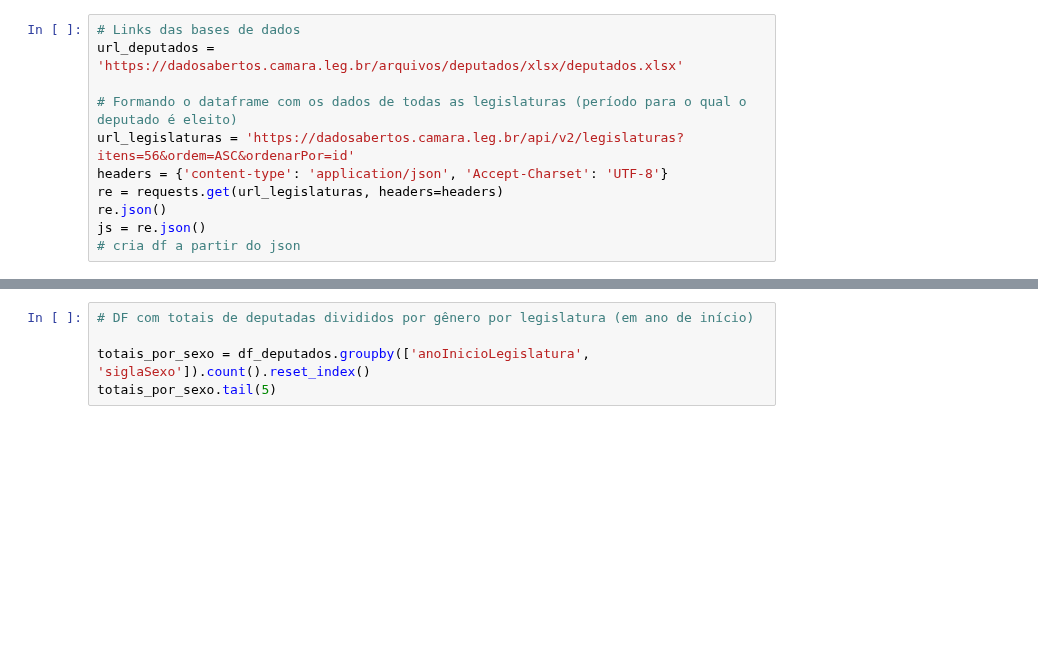
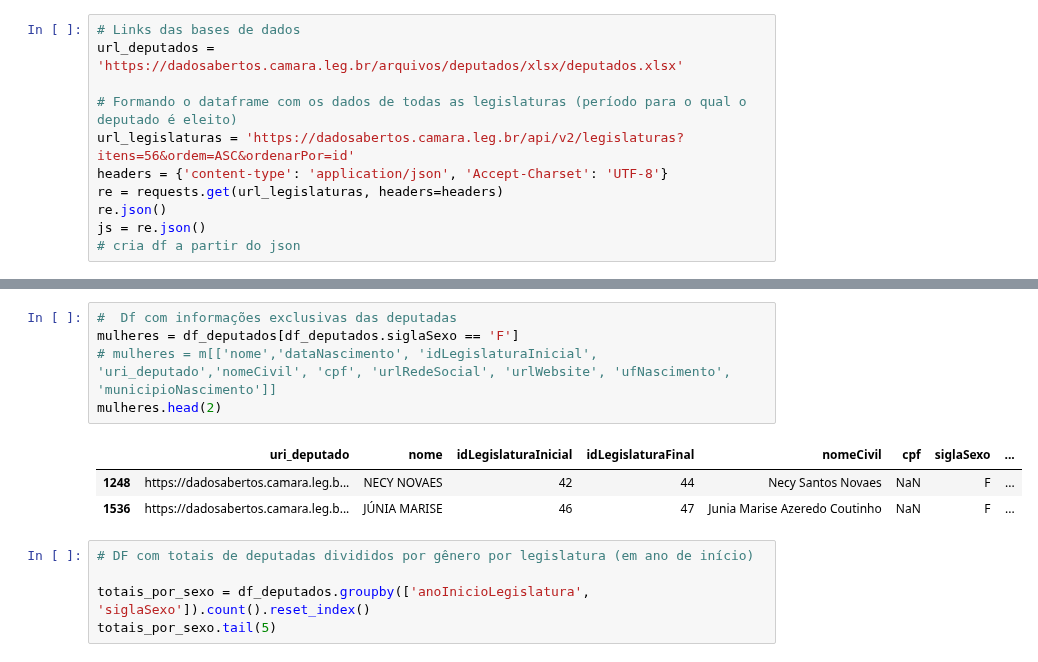
Before and after one commit to sartoriando/dotfiles, a Jupyter notebook: Rascunho_trabalho_final.ipynb, the cells around one changed output, grey strips where cells are left out. Drawn from its saved outputs; the diff is of its cells as text; blank space fills up the shorter version.

```diff
--- a/Rascunho_trabalho_final.ipynb
+++ b/Rascunho_trabalho_final.ipynb
@@ -56,3 +72,12 @@ mulheres = m[['nome','dataNascimento', 'idLegislaturaInicial', 'uri_deputado','n
+# %%
+#  Df com informações exclusivas das deputadas
+mulheres = df_deputados[df_deputados.siglaSexo == 'F']
+# mulheres = m[['nome','dataNascimento', 'idLegislaturaInicial', 'uri_deputado','nomeCivil', 'cpf', 'urlRedeSocial', 'urlWebsite', 'ufNascimento', 'municipioNascimento']]
+mulheres.head(2)
+# %% [output]
+|  | uri_deputado | nome | idLegislaturaInicial | idLegislaturaFinal | nomeCivil | cpf | siglaSexo | ... |
+| 1248 | https://dadosabertos.camara.leg.b... | NECY NOVAES | 42 | 44 | Necy Santos Novaes | NaN | F | ... |
+| 1536 | https://dadosabertos.camara.leg.b... | JÚNIA MARISE | 46 | 47 | Junia Marise Azeredo Coutinho | NaN | F | ... |
 # %%
 # DF com totais de deputadas divididos por gênero por legislatura (em ano de início)
 
```
Also changed, not shown: parts of 12 cells of this notebook.
